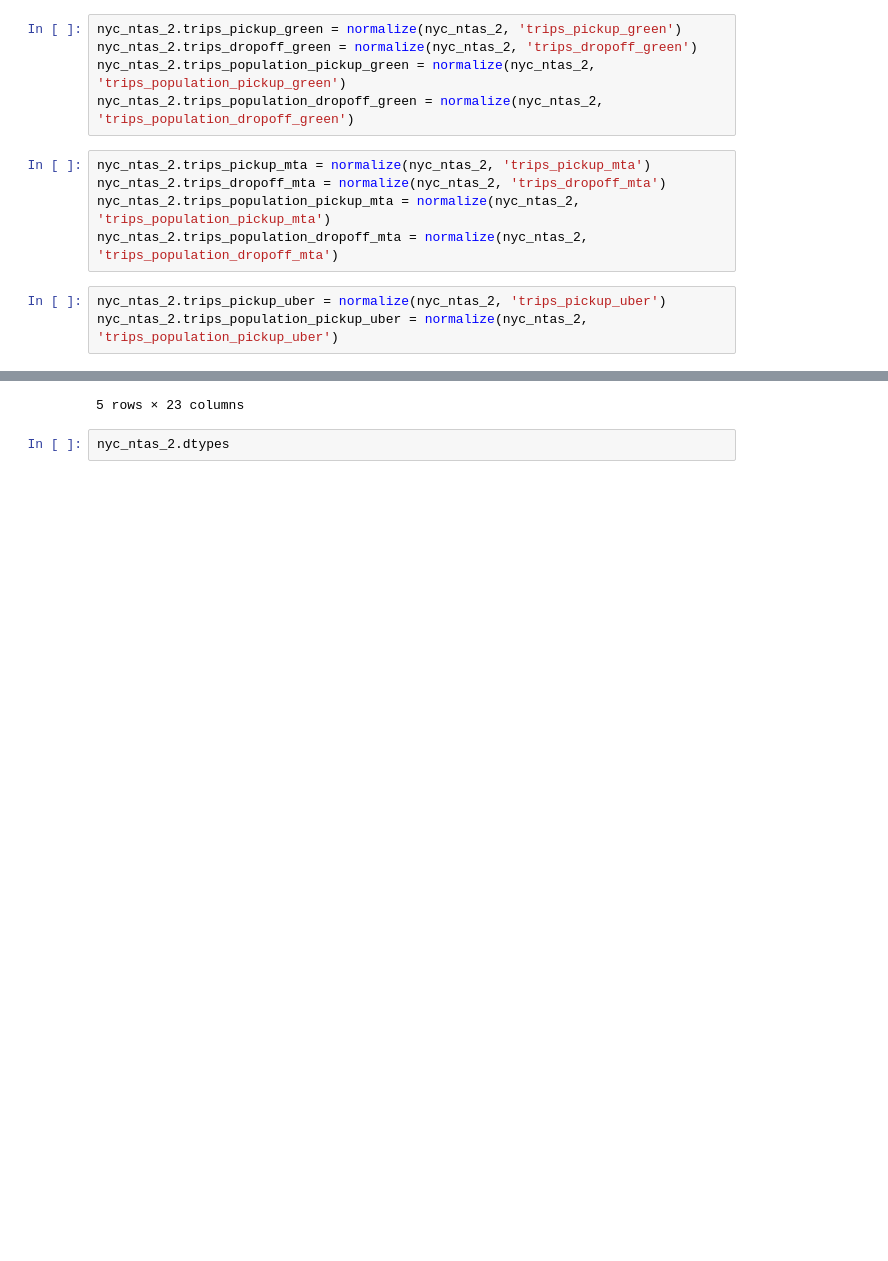
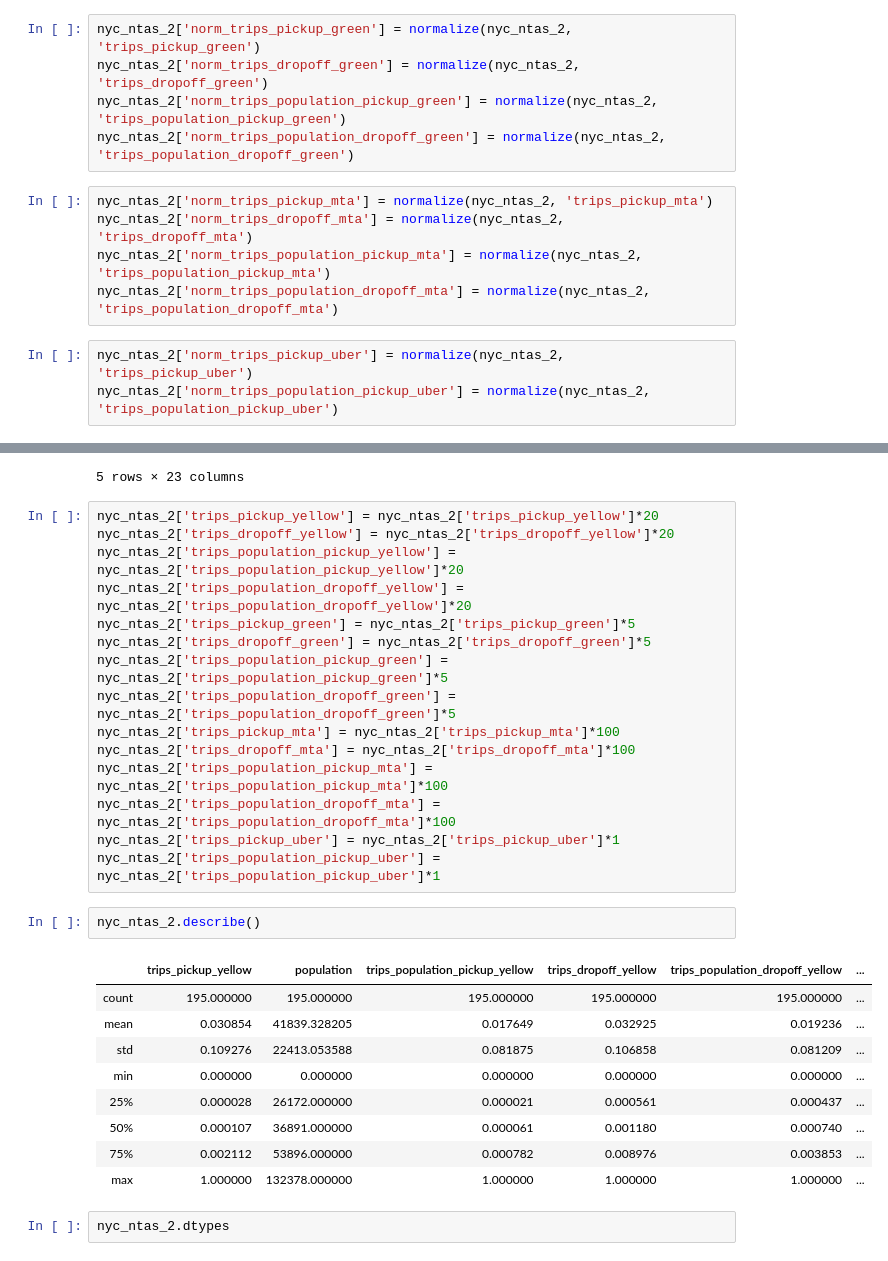
Before and after one commit to marioceron/DS4A_Datathon_Team03_2019, a Jupyter notebook: 4_CombinedAnalysis_Yellow_Green_MTA_Uber.ipynb, the cells around one changed output, grey strips where cells are left out. Cells and saved outputs as stored; diff of their text form; blank space fills up the shorter version.

```diff
--- a/4_CombinedAnalysis_Yellow_Green_MTA_Uber.ipynb
+++ b/4_CombinedAnalysis_Yellow_Green_MTA_Uber.ipynb
@@ -219,16 +219,16 @@ nyc_ntas_2.trips_population_dropoff_yellow = normalize(nyc_ntas_2, 'trips_popula
 # %%
-nyc_ntas_2.trips_pickup_green = normalize(nyc_ntas_2, 'trips_pickup_green')
-nyc_ntas_2.trips_dropoff_green = normalize(nyc_ntas_2, 'trips_dropoff_green')
-nyc_ntas_2.trips_population_pickup_green = normalize(nyc_ntas_2, 'trips_population_pickup_green')
-nyc_ntas_2.trips_population_dropoff_green = normalize(nyc_ntas_2, 'trips_population_dropoff_green')
+nyc_ntas_2['norm_trips_pickup_green'] = normalize(nyc_ntas_2, 'trips_pickup_green')
+nyc_ntas_2['norm_trips_dropoff_green'] = normalize(nyc_ntas_2, 'trips_dropoff_green')
+nyc_ntas_2['norm_trips_population_pickup_green'] = normalize(nyc_ntas_2, 'trips_population_pickup_green')
+nyc_ntas_2['norm_trips_population_dropoff_green'] = normalize(nyc_ntas_2, 'trips_population_dropoff_green')
 # %%
-nyc_ntas_2.trips_pickup_mta = normalize(nyc_ntas_2, 'trips_pickup_mta')
-nyc_ntas_2.trips_dropoff_mta = normalize(nyc_ntas_2, 'trips_dropoff_mta')
-nyc_ntas_2.trips_population_pickup_mta = normalize(nyc_ntas_2, 'trips_population_pickup_mta')
-nyc_ntas_2.trips_population_dropoff_mta = normalize(nyc_ntas_2, 'trips_population_dropoff_mta')
+nyc_ntas_2['norm_trips_pickup_mta'] = normalize(nyc_ntas_2, 'trips_pickup_mta')
+nyc_ntas_2['norm_trips_dropoff_mta'] = normalize(nyc_ntas_2, 'trips_dropoff_mta')
+nyc_ntas_2['norm_trips_population_pickup_mta'] = normalize(nyc_ntas_2, 'trips_population_pickup_mta')
+nyc_ntas_2['norm_trips_population_dropoff_mta'] = normalize(nyc_ntas_2, 'trips_population_dropoff_mta')
 # %%
-nyc_ntas_2.trips_pickup_uber = normalize(nyc_ntas_2, 'trips_pickup_uber')
-nyc_ntas_2.trips_population_pickup_uber = normalize(nyc_ntas_2, 'trips_population_pickup_uber')
+nyc_ntas_2['norm_trips_pickup_uber'] = normalize(nyc_ntas_2, 'trips_pickup_uber')
+nyc_ntas_2['norm_trips_population_pickup_uber'] = normalize(nyc_ntas_2, 'trips_population_pickup_uber')
 # %%
 nyc_ntas_2.head()
 # %% [output]
@@ -239,6 +239,33 @@ nyc_ntas_2.head()
 | 3 | QN07 | 22887772.7683 | 081 | Hollis | 20976.3358374 | Queens | 4 | MULTIPOLYGON (((-73.75726 40.7181... | ... |
 | 4 | MN06 | 10647077.6122 | 061 | Manhattanville | 17040.6865482 | Manhattan | 1 | MULTIPOLYGON (((-73.94608 40.8212... | ... |
 5 rows × 23 columns
+# %%
+nyc_ntas_2['trips_pickup_yellow'] = nyc_ntas_2['trips_pickup_yellow']*20
+nyc_ntas_2['trips_dropoff_yellow'] = nyc_ntas_2['trips_dropoff_yellow']*20
+nyc_ntas_2['trips_population_pickup_yellow'] = nyc_ntas_2['trips_population_pickup_yellow']*20
+nyc_ntas_2['trips_population_dropoff_yellow'] = nyc_ntas_2['trips_population_dropoff_yellow']*20
+nyc_ntas_2['trips_pickup_green'] = nyc_ntas_2['trips_pickup_green']*5
+nyc_ntas_2['trips_dropoff_green'] = nyc_ntas_2['trips_dropoff_green']*5
+nyc_ntas_2['trips_population_pickup_green'] = nyc_ntas_2['trips_population_pickup_green']*5
+nyc_ntas_2['trips_population_dropoff_green'] = nyc_ntas_2['trips_population_dropoff_green']*5
+nyc_ntas_2['trips_pickup_mta'] = nyc_ntas_2['trips_pickup_mta']*100
+nyc_ntas_2['trips_dropoff_mta'] = nyc_ntas_2['trips_dropoff_mta']*100
+nyc_ntas_2['trips_population_pickup_mta'] = nyc_ntas_2['trips_population_pickup_mta']*100
+nyc_ntas_2['trips_population_dropoff_mta'] = nyc_ntas_2['trips_population_dropoff_mta']*100
+nyc_ntas_2['trips_pickup_uber'] = nyc_ntas_2['trips_pickup_uber']*1
+nyc_ntas_2['trips_population_pickup_uber'] = nyc_ntas_2['trips_population_pickup_uber']*1
+# %%
+nyc_ntas_2.describe()
+# %% [output]
+|  | trips_pickup_yellow | population | trips_population_pickup_yellow | trips_dropoff_yellow | trips_population_dropoff_yellow | ... |
+| count | 195.000000 | 195.000000 | 195.000000 | 195.000000 | 195.000000 | ... |
+| mean | 0.030854 | 41839.328205 | 0.017649 | 0.032925 | 0.019236 | ... |
+| std | 0.109276 | 22413.053588 | 0.081875 | 0.106858 | 0.081209 | ... |
+| min | 0.000000 | 0.000000 | 0.000000 | 0.000000 | 0.000000 | ... |
+| 25% | 0.000028 | 26172.000000 | 0.000021 | 0.000561 | 0.000437 | ... |
+| 50% | 0.000107 | 36891.000000 | 0.000061 | 0.001180 | 0.000740 | ... |
+| 75% | 0.002112 | 53896.000000 | 0.000782 | 0.008976 | 0.003853 | ... |
+| max | 1.000000 | 132378.000000 | 1.000000 | 1.000000 | 1.000000 | ... |
 # %%
 nyc_ntas_2.dtypes
 # %% [output]
```
Also changed, not shown: parts of 21 cells of this notebook, 8 other files.
